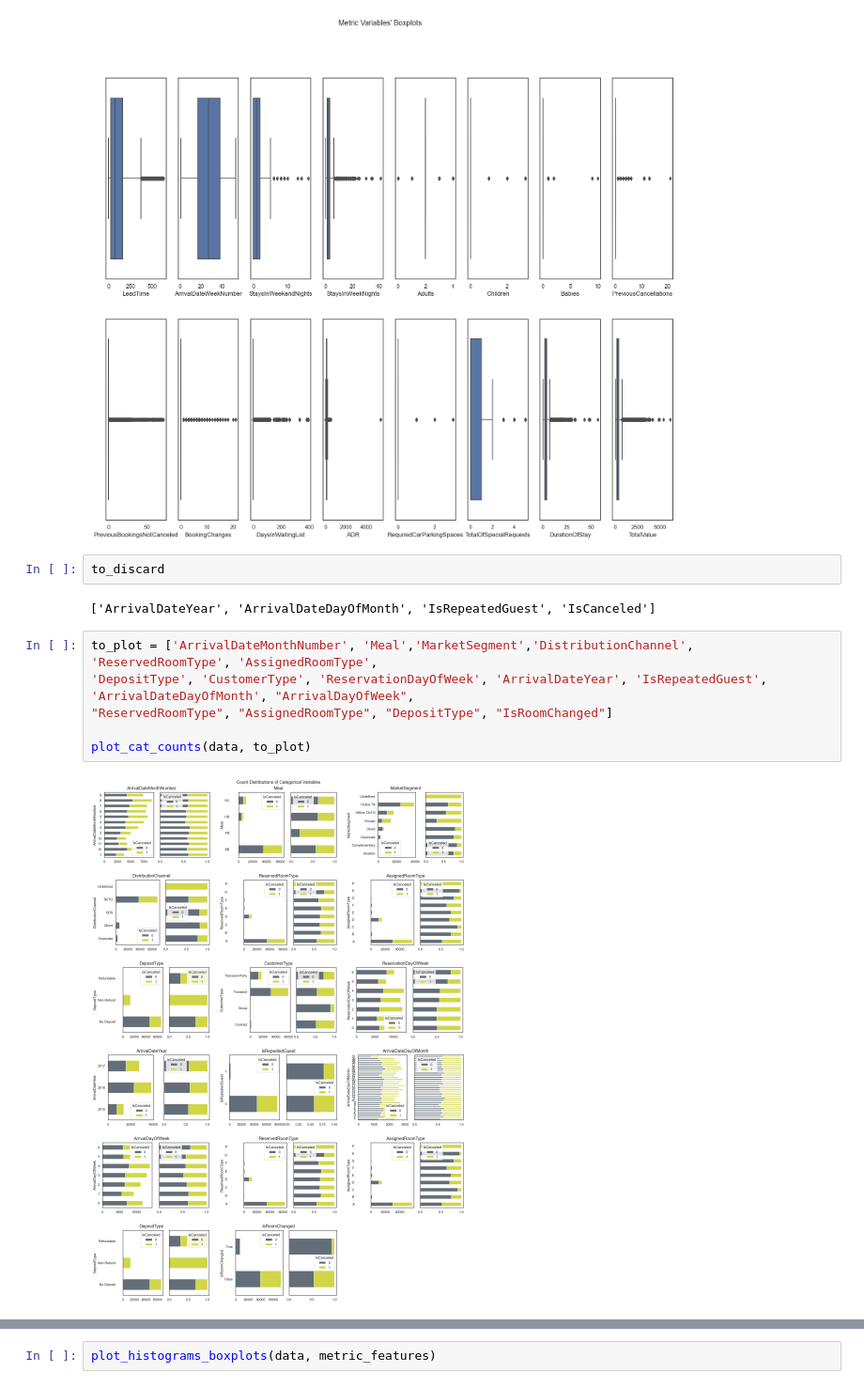
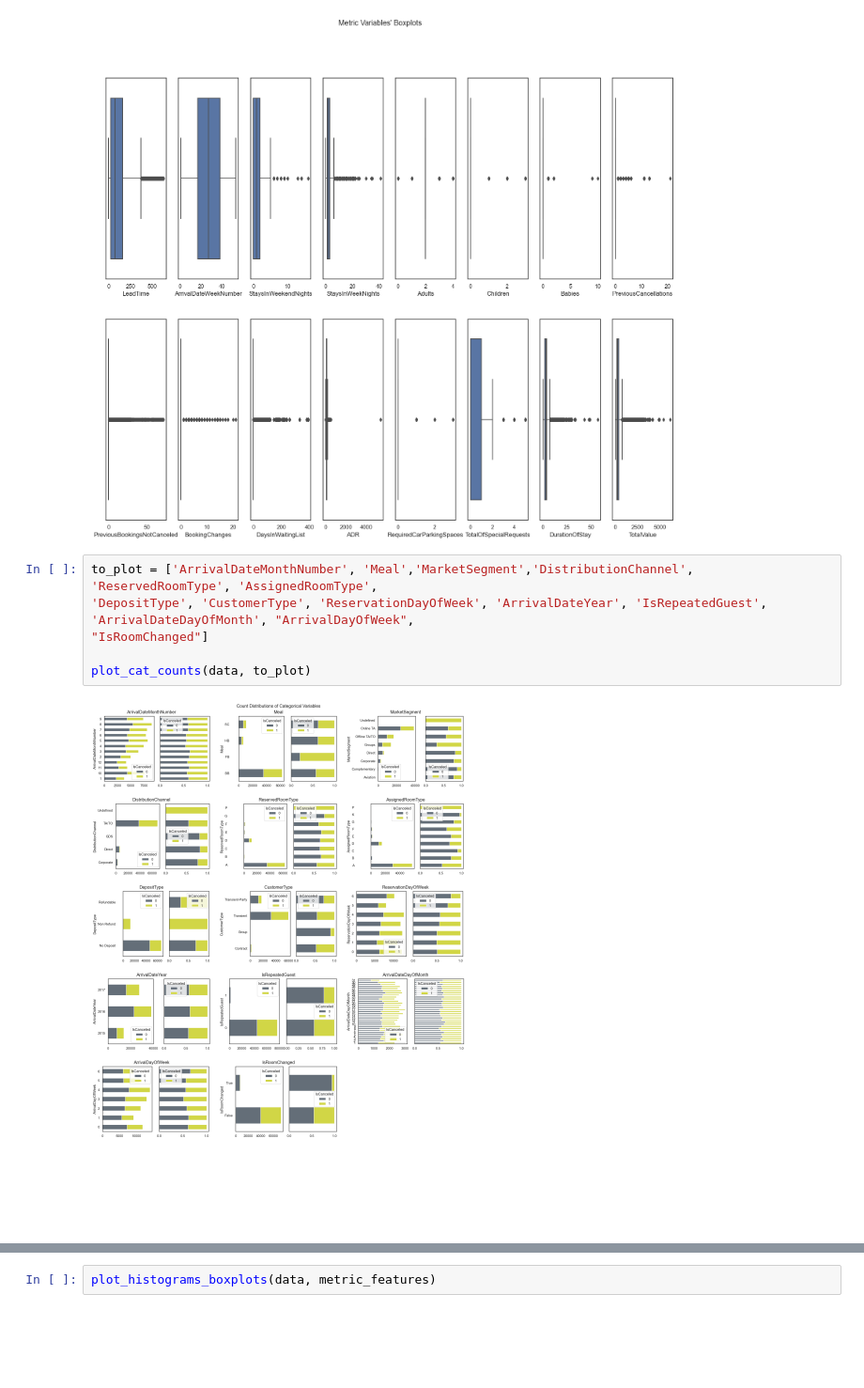
Before and after one commit to alderaemanuele/Business-Cases, a Jupyter notebook: BC2/BC2.ipynb, the cells around one changed output, grey strips where cells are left out. Shown at 94% size. Cells and saved outputs as stored; diff of their text form; blank space fills up the shorter version.

```diff
--- a/BC2/BC2.ipynb
+++ b/BC2/BC2.ipynb
@@ -523,15 +512,11 @@ def boxplot (data, features = data.select_dtypes(include=np.number).set_index(da
 boxplot(data, metric_features)
 # %% [output]
 [figure]
-# %%
-to_discard
-# %% [output]
-['ArrivalDateYear', 'ArrivalDateDayOfMonth', 'IsRepeatedGuest', 'IsCanceled']
 # %%
 to_plot = ['ArrivalDateMonthNumber', 'Meal','MarketSegment','DistributionChannel', 'ReservedRoomType', 'AssignedRoomType',
 'DepositType', 'CustomerType', 'ReservationDayOfWeek', 'ArrivalDateYear', 'IsRepeatedGuest', 'ArrivalDateDayOfMonth', "ArrivalDayOfWeek",
-"ReservedRoomType", "AssignedRoomType", "DepositType", "IsRoomChanged"]
+"IsRoomChanged"]
 
 plot_cat_counts(data, to_plot)
 # %% [output]
-[figure, old version]
+[figure, new version]
```
Also changed, not shown: parts of 55 cells of this notebook.
